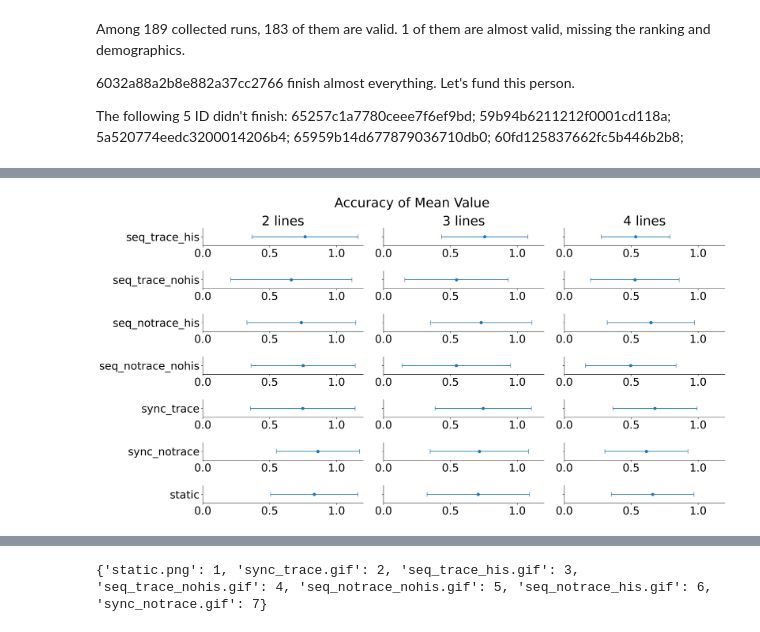
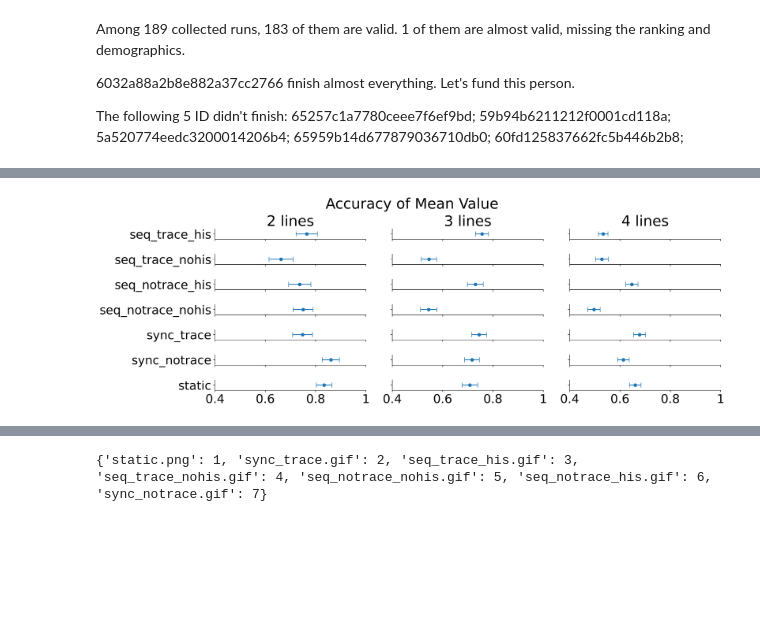
Before and after one commit to Delen0828/gif_maker, a Jupyter notebook: Analyze/read.ipynb, the cells around one changed output, grey strips where cells are left out. Cells and saved outputs as stored; diff of their text form; code cells hidden in the pictures; blank space fills up the shorter version.

```diff
--- a/Analyze/read.ipynb
+++ b/Analyze/read.ipynb
@@ -202,43 +236,45 @@ for csv in tqdm(csv_files_with_min_rows):
 # %%
-fig, axarray = plt.subplots(7, 3, figsize=[20, 10], dpi=300)
+fig, axarray = plt.subplots(7, 3, figsize=[18, 6], dpi=300)
 plt.rcParams.update({'font.size': 24})
 namelist=[['seq_trace_his2','seq_trace_nohis2','seq_notrace_his2','seq_notrace_nohis2','sync_trace2','sync_notrace2','static2'],
 		  ['seq_trace_his3','seq_trace_nohis3','seq_notrace_his3','seq_notrace_nohis3','sync_trace3','sync_notrace3','static3'],
 		  ['seq_trace_his4','seq_trace_nohis4','seq_notrace_his4','seq_notrace_nohis4','sync_trace4','sync_notrace4','static4']]
 # Loop through each subplot
 for j, col_name in enumerate(['2 lines', '3 lines', '4 lines']):
-    for i in range(7):
-        # Calculate mean and standard deviation for error bars
-        data = avg_list_dict[namelist[j][i]]
-        mean = np.mean(data)
-        std_dev = np.std(data)
+	for i in range(7):
+		# Calculate mean and standard deviation for error bars
+		data = avg_list_dict[namelist[j][i]]
+		mean = np.mean(data)
+		std_dev = np.std(data)/np.sqrt(len(data))
+		# Plot dot with error bars
+		axarray[i, j].errorbar(mean, i, xerr=std_dev, fmt='o', capsize=5)
 
-        # Plot dot with error bars
-        axarray[i, j].errorbar(mean, i, xerr=std_dev, fmt='o', capsize=5)
+		# Customizing y-axis labels
+		axarray[i, j].set_yticks([i])
+		if j == 0:
+			axarray[i, j].set_yticklabels([namelist[j][i][:-1]])
+		else:
+			axarray[i, j].set_yticklabels([''])
+		if i == 6:
+			axarray[i, j].set_xticklabels([0.4,0.6,0.8,1])
+		else:
+			axarray[i, j].set_xticklabels([''])
+		# Hide the right and top spines
+		axarray[i, j].spines['right'].set_visible(False)
+		axarray[i, j].spines['top'].set_visible(False)
+		# Set x-axis limit to 0 to 1.1
+		axarray[i, j].set_xlim(0.4, 1)
 
-        # Customizing y-axis labels
-        axarray[i, j].set_yticks([i])
-        if j == 0:
-            axarray[i, j].set_yticklabels([namelist[j][i][:-1]])
-        else:
-            axarray[i, j].set_yticklabels([''])
-
-        # Hide the right and top spines
-        axarray[i, j].spines['right'].set_visible(False)
-        axarray[i, j].spines['top'].set_visible(False)
-        # Set x-axis limit to 0 to 1.1
-        axarray[i, j].set_xlim(0, 1.2)
-
-    # Add column name
-    axarray[0, j].set_title(col_name)
+	# Add column name
+	axarray[0, j].set_title(col_name)
 
 # Adjusting layout
 plt.tight_layout()
 
 # Adding a title
 fig.suptitle('Accuracy of Mean Value', y=1.02)
 
 # Show the plot
 plt.show()
 # %% [output]
-[figure, old version]
+[figure, new version]
```
Also changed, not shown: parts of 9 cells of this notebook, 38 other files.
